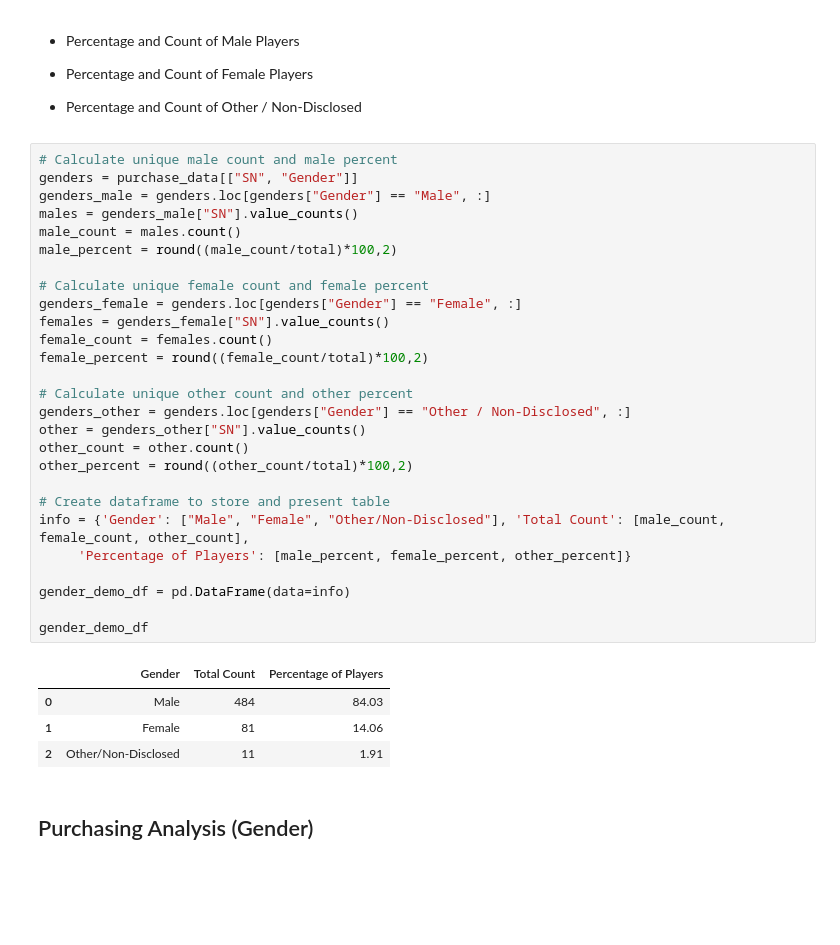
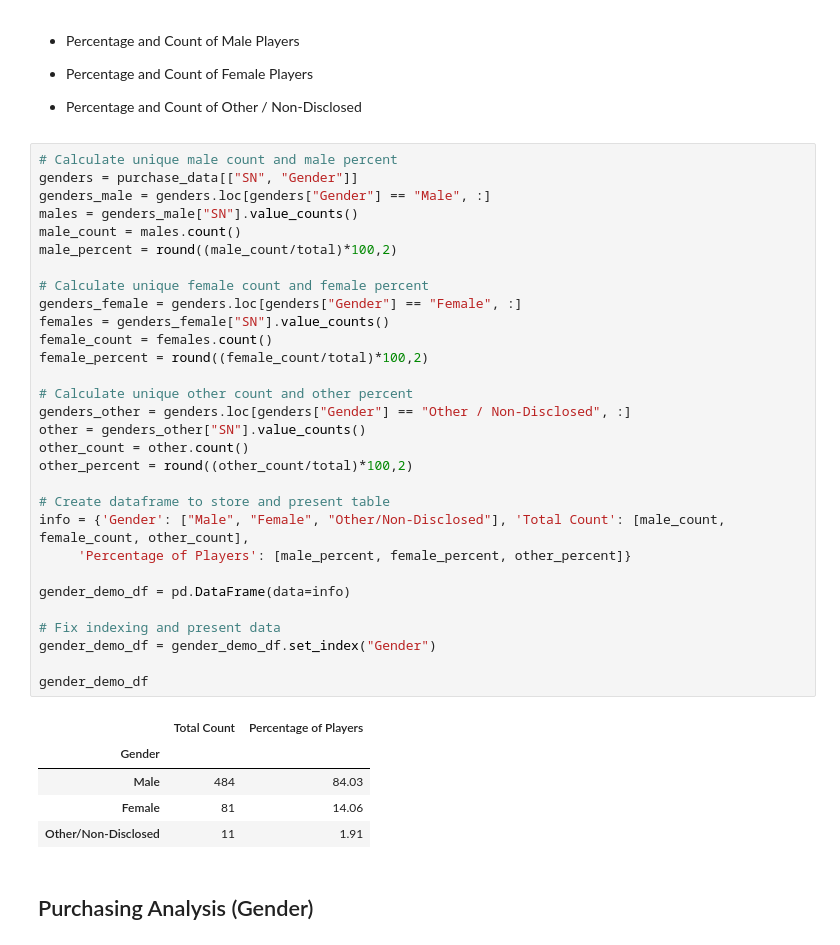
Before and after one commit to ohoweedy/dataviz-homework, a Jupyter notebook: Pandas/HeroesOfPymoli/HeroesOfPymoli_starter.ipynb, the cells around one changed output. Saved outputs shown, nothing was run; the diff lists cells and outputs as text; blank space fills up the shorter version.

```diff
--- a/Pandas/HeroesOfPymoli/HeroesOfPymoli_starter.ipynb
+++ b/Pandas/HeroesOfPymoli/HeroesOfPymoli_starter.ipynb
@@ -96,35 +96,39 @@ purchasing_analysis_df
 # %%
 # Calculate unique male count and male percent
 genders = purchase_data[["SN", "Gender"]]
 genders_male = genders.loc[genders["Gender"] == "Male", :]
 males = genders_male["SN"].value_counts()
 male_count = males.count()
 male_percent = round((male_count/total)*100,2)
 
 # Calculate unique female count and female percent
 genders_female = genders.loc[genders["Gender"] == "Female", :]
 females = genders_female["SN"].value_counts()
 female_count = females.count()
 female_percent = round((female_count/total)*100,2)
 
 # Calculate unique other count and other percent
 genders_other = genders.loc[genders["Gender"] == "Other / Non-Disclosed", :]
 other = genders_other["SN"].value_counts()
 other_count = other.count()
 other_percent = round((other_count/total)*100,2)
 
 # Create dataframe to store and present table
 info = {'Gender': ["Male", "Female", "Other/Non-Disclosed"], 'Total Count': [male_count, female_count, other_count],
      'Percentage of Players': [male_percent, female_percent, other_percent]}
 
 gender_demo_df = pd.DataFrame(data=info)
 
+# Fix indexing and present data
+gender_demo_df = gender_demo_df.set_index("Gender")
+
 gender_demo_df
 # %% [output]
-|  | Gender | Total Count | Percentage of Players |
-| 0 | Male | 484 | 84.03 |
-| 1 | Female | 81 | 14.06 |
-| 2 | Other/Non-Disclosed | 11 | 1.91 |
+|  | Total Count | Percentage of Players |
+| Gender |  |  |
+| Male | 484 | 84.03 |
+| Female | 81 | 14.06 |
+| Other/Non-Disclosed | 11 | 1.91 |
 # %% [markdown]
 
 ## Purchasing Analysis (Gender)
```
Also changed, not shown: parts of 10 cells of this notebook.
